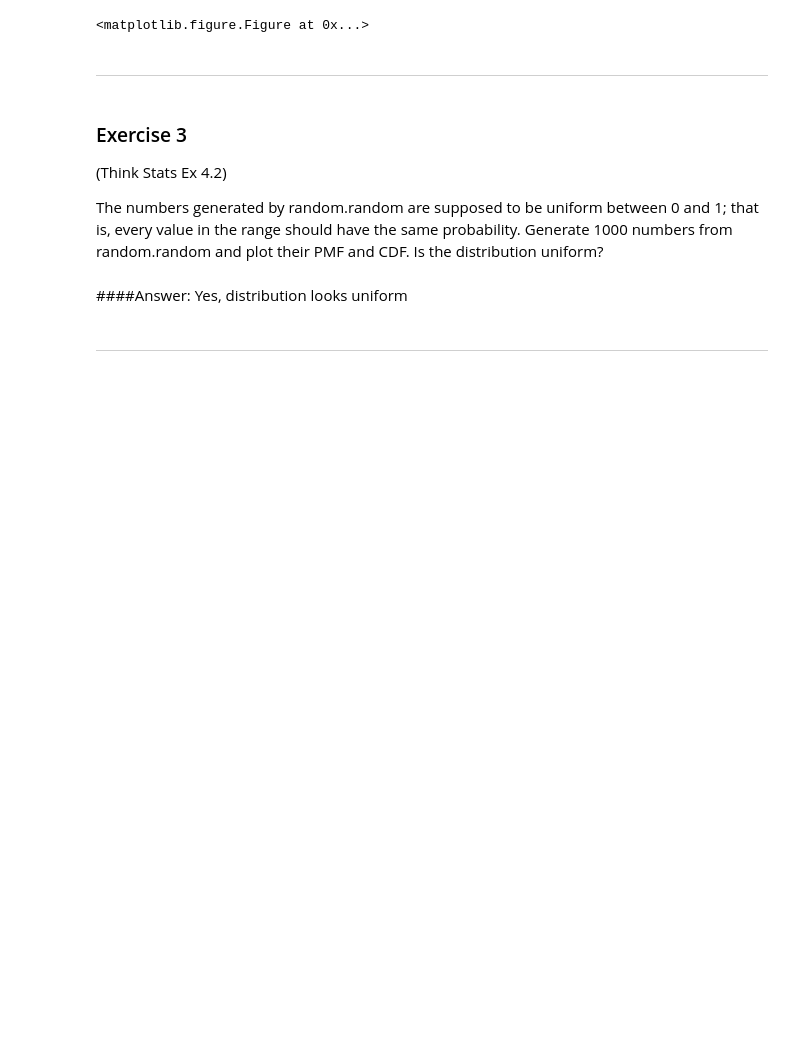
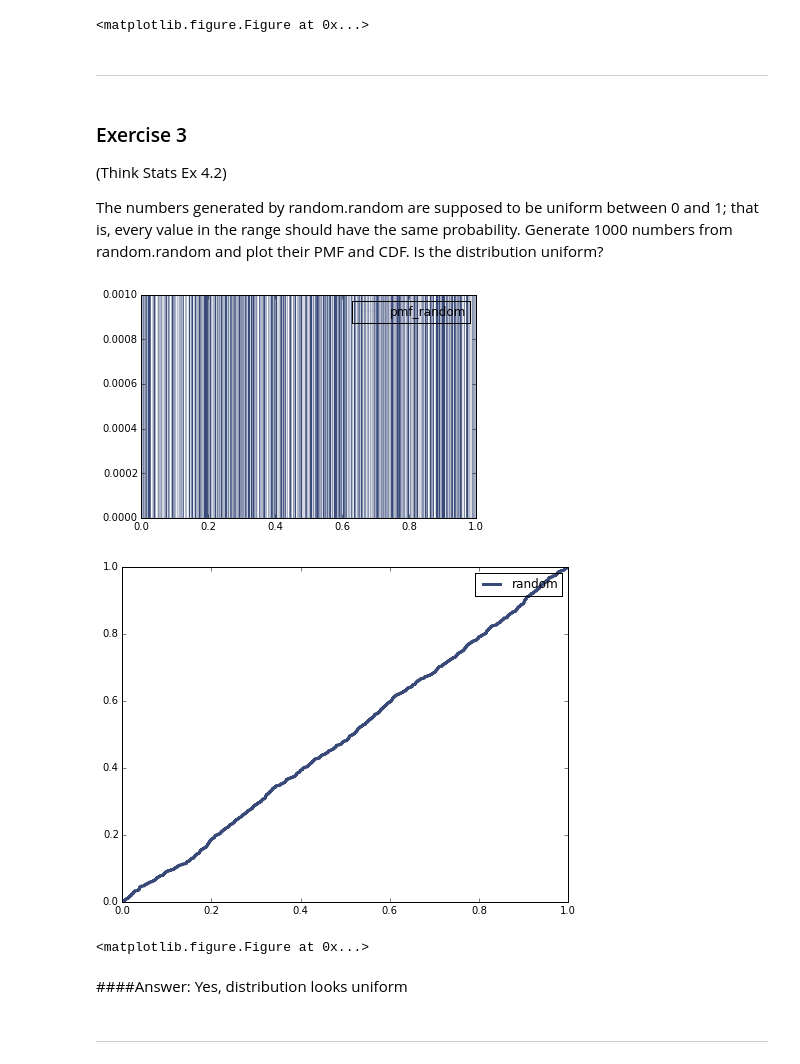
Before and after one commit to marcolunardi/GetData_Assignment, a Jupyter notebook: 00-prework/exercises/tohei_thinkstat_exercise/0_S_Prework_tohei.ipynb, the cells around one changed output. Drawn from its saved outputs; the diff is of its cells as text; code cells hidden in the pictures; blank space fills up the shorter version.

```diff
--- a/00-prework/exercises/tohei_thinkstat_exercise/0_S_Prework_tohei.ipynb
+++ b/00-prework/exercises/tohei_thinkstat_exercise/0_S_Prework_tohei.ipynb
@@ -239,3 +231,23 @@ import thinkstats2
+# %%
+import thinkstats2
+
+sample = np.random.random(1000)
+
+pmf = thinkstats2.Pmf(sample) ## generate PMF dictionary
+#print pmf
+
+cdf = thinkstats2.Cdf(sample, label='random')
+#print cdf
+
+thinkplot.Pmf(pmf, label='pmf_random', linewidth=0.1)
+thinkplot.Show()
+
+thinkplot.Cdf(cdf)
+thinkplot.Show()
+# %% [output]
+[figure, added]
+[figure, added]
+<matplotlib.figure.Figure at 0x...>
 # %% [markdown]
 ####Answer:
 Yes, distribution looks uniform
```
Also changed, not shown: parts of 12 cells of this notebook.
